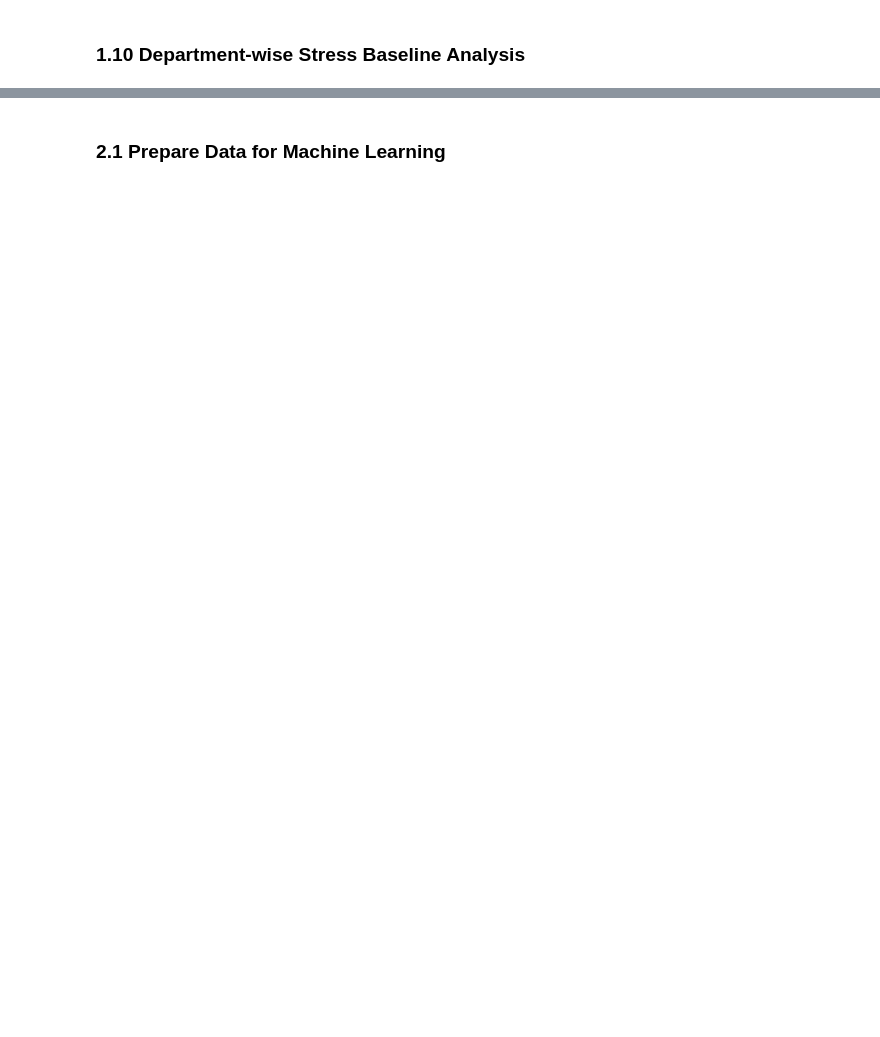
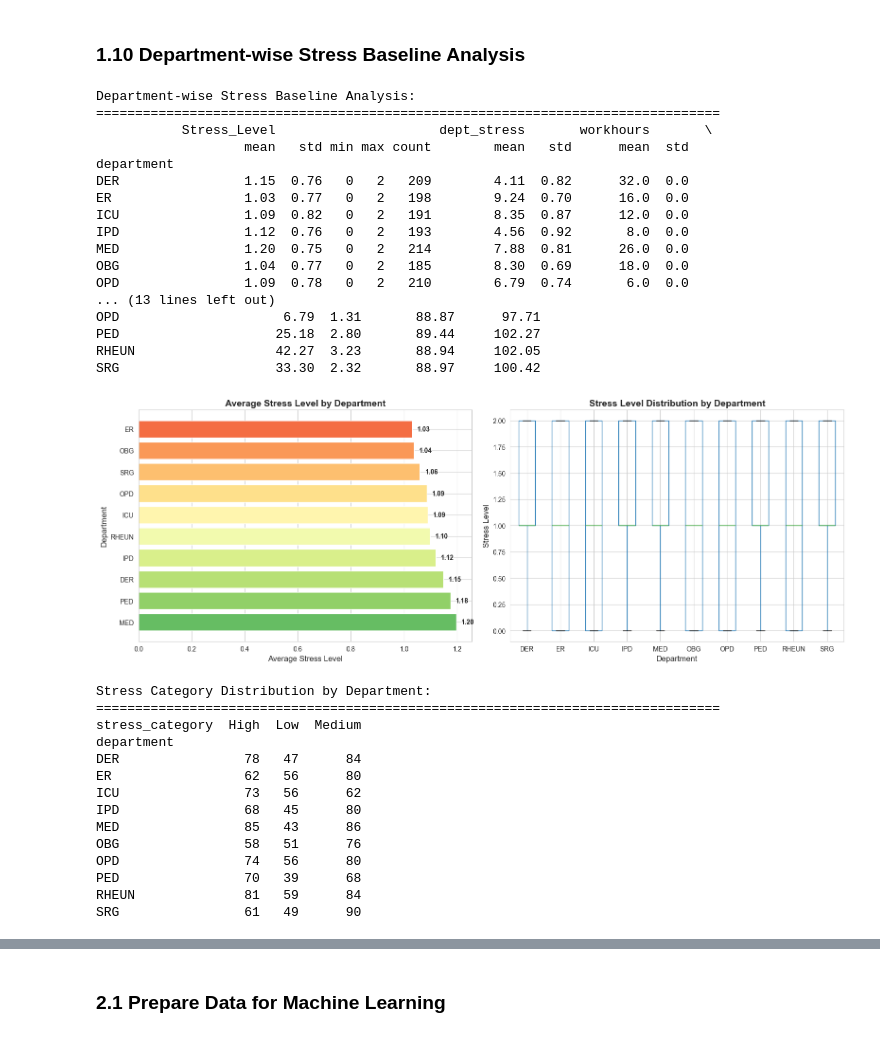
Before and after one commit to NandeeshNB/Explainable-Generative-AI-for-Stress-and-Burnout-Risk-Prediction-in-Healthcare-Workers, a Jupyter notebook: phase1_2_stress_prediction.ipynb, the cells around one changed output, grey strips where cells are left out. Cells and saved outputs as stored; diff of their text form; code cells hidden in the pictures; blank space fills up the shorter version.

```diff
--- a/phase1_2_stress_prediction.ipynb
+++ b/phase1_2_stress_prediction.ipynb
@@ -205,24 +287,21 @@ print(dept_stats)
 # %%
-# Since the datasets have different sizes, we need to create a combined dataset
-# Strategy: Replicate workplace data to match the size of physiological data
+# Strategy: Sample workplace data with replacement to match physiological data size
+# This creates realistic variation and prevents perfect correlation
 
-# Calculate how many times we need to replicate workplace data
 physio_size = len(physio_data)
 workplace_size = len(workplace_data)
-replication_factor = int(np.ceil(physio_size / workplace_size))
 
 print(f"Physiological data size: {physio_size}")
 print(f"Workplace data size: {workplace_size}")
-print(f"Replication factor: {replication_factor}")
 
-# Replicate and shuffle workplace data
-workplace_replicated = pd.concat([workplace_data] * replication_factor, ignore_index=True)
-workplace_replicated = workplace_replicated.sample(n=physio_size, random_state=42).reset_index(drop=True)
+# Sample workplace data with replacement to create variation
+# Using different random state to ensure independence from physiological data
+workplace_sampled = workplace_data.sample(n=physio_size, replace=True, random_state=123).reset_index(drop=True)
 
-print(f"\nReplicated workplace data size: {len(workplace_replicated)}")
+print(f"\nSampled workplace data size: {len(workplace_sampled)}")
 
-# Combine the datasets
-combined_data = pd.concat([physio_data, workplace_replicated], axis=1)
+# Combine the datasets column-wise
+combined_data = pd.concat([physio_data.reset_index(drop=True), workplace_sampled], axis=1)
 
 print(f"\nCombined dataset shape: {combined_data.shape}")
 print(f"\nCombined dataset columns: {combined_data.columns.tolist()}")
@@ -412,7 +568,7 @@ plt.show()
 # %%
 # Compute department-wise stress baselines and statistics
 dept_analysis = combined_data.groupby('department').agg({
-    'Stress_Level': ['mean', 'std', 'min', 'max'],
+    'Stress_Level': ['mean', 'std', 'min', 'max', 'count'],
     'dept_stress': ['mean', 'std'],
     'workhours': ['mean', 'std'],
     'patients_attended': ['mean', 'std'],
@@ -437,30 +593,63 @@ axes[0].set_title('Average Stress Level by Department', fontsize=14, fontweight=
 for i, v in enumerate(dept_stress_mean.values):
     axes[0].text(v + 0.02, i, f'{v:.2f}', va='center', fontweight='bold')
 
 # Plot 2: Stress Level Distribution by Department (Boxplot)
 combined_data.boxplot(column='Stress_Level', by='department', ax=axes[1])
 axes[1].set_xlabel('Department', fontsize=12)
 axes[1].set_ylabel('Stress Level', fontsize=12)
 axes[1].set_title('Stress Level Distribution by Department', fontsize=14, fontweight='bold')
 plt.suptitle('')  # Remove default title
 
 plt.tight_layout()
 plt.show()
 
 # Count of stress categories by department
 dept_stress_category = pd.crosstab(combined_data['department'],
                                    combined_data['stress_category'])
 print("\nStress Category Distribution by Department:")
 print("="*80)
 print(dept_stress_category)
 
 # Visualize stress category distribution by department
 dept_stress_category.plot(kind='bar', stacked=False, figsize=(12, 6),
                          color=['green', 'orange', 'red'])
 plt.xlabel('Department', fontsize=12)
 plt.ylabel('Count', fontsize=12)
 plt.title('Stress Level Categories by Department', fontsize=14, fontweight='bold')
 plt.legend(title='Stress Category')
 plt.xticks(rotation=45)
 plt.tight_layout()
 plt.show()
+# %% [output]
+Department-wise Stress Baseline Analysis:
+================================================================================
+           Stress_Level                     dept_stress       workhours       \
+                   mean   std min max count        mean   std      mean  std
+department
+DER                1.15  0.76   0   2   209        4.11  0.82      32.0  0.0
+ER                 1.03  0.77   0   2   198        9.24  0.70      16.0  0.0
+ICU                1.09  0.82   0   2   191        8.35  0.87      12.0  0.0
+IPD                1.12  0.76   0   2   193        4.56  0.92       8.0  0.0
+MED                1.20  0.75   0   2   214        7.88  0.81      26.0  0.0
+OBG                1.04  0.77   0   2   185        8.30  0.69      18.0  0.0
+OPD                1.09  0.78   0   2   210        6.79  0.74       6.0  0.0
+... (13 lines left out)
+OPD                     6.79  1.31       88.87      97.71
+PED                    25.18  2.80       89.44     102.27
+RHEUN                  42.27  3.23       88.94     102.05
+SRG                    33.30  2.32       88.97     100.42
+[figure, added]
+Stress Category Distribution by Department:
+================================================================================
+stress_category  High  Low  Medium
+department
+DER                78   47      84
+ER                 62   56      80
+ICU                73   56      62
+IPD                68   45      80
+MED                85   43      86
+OBG                58   51      76
+OPD                74   56      80
+PED                70   39      68
+RHEUN              81   59      84
+SRG                61   49      90
```
Also changed, not shown: parts of 27 cells of this notebook.
